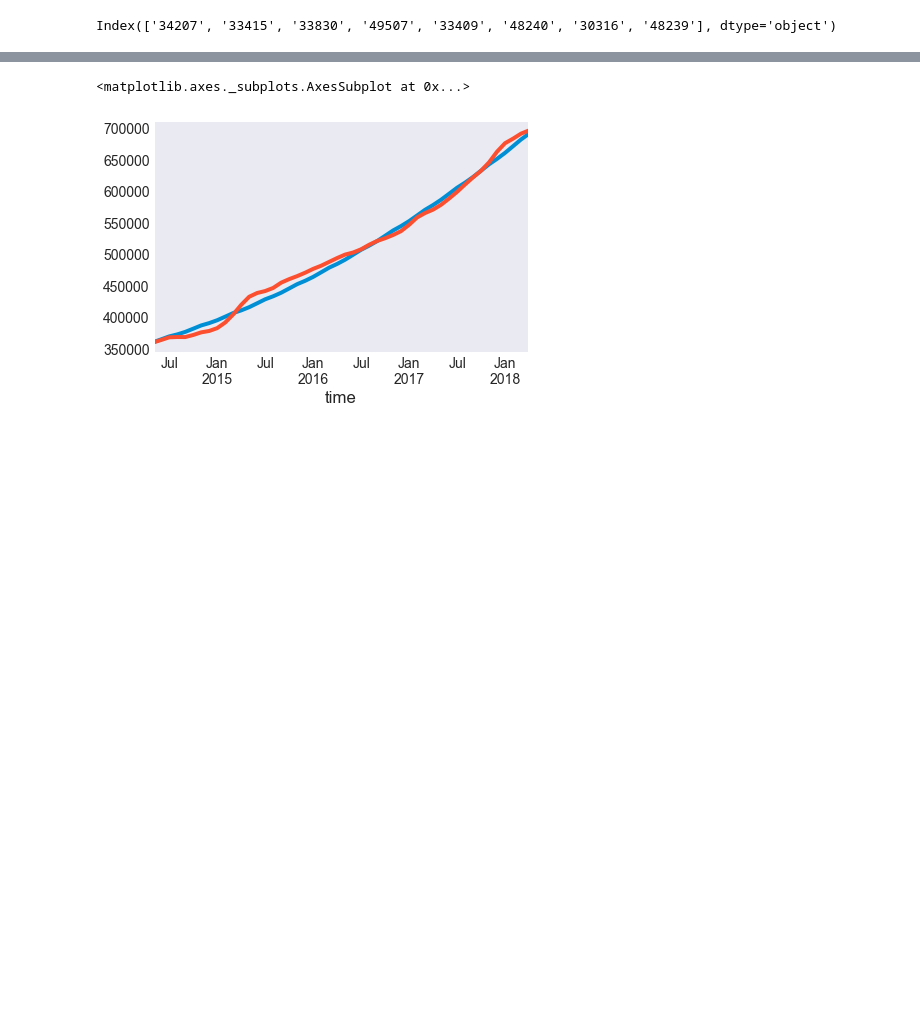
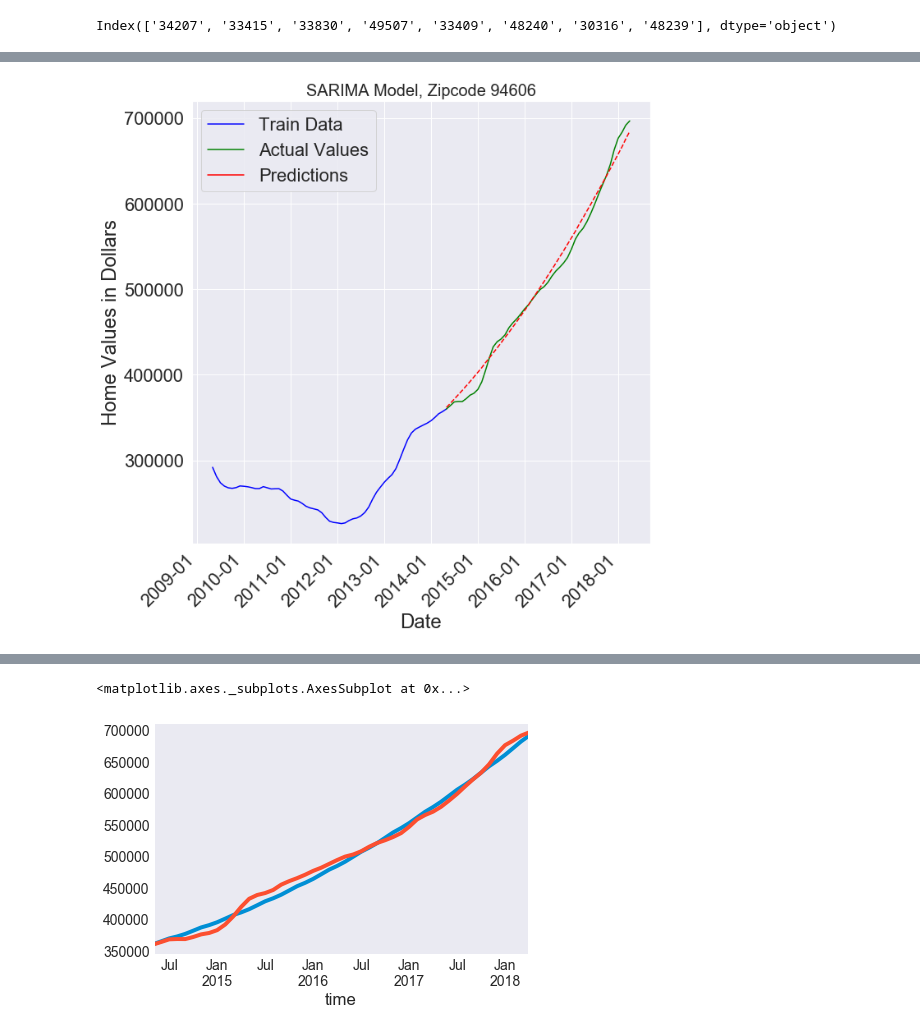
Before and after one commit to anewt225/mod_4_project, a Jupyter notebook: notebooks/EDA-Models.ipynb, the cells around one changed output, grey strips where cells are left out. Cells and saved outputs as stored; diff of their text form; code cells hidden in the pictures; blank space fills up the shorter version.

```diff
--- a/notebooks/EDA-Models.ipynb
+++ b/notebooks/EDA-Models.ipynb
@@ -659,0 +710,41 @@ ax.format_ydata = lambda x: '$%1.2f' % x
+# %%
+def plot_preds(zipcode, high_low='low', ax=None):
+
+    import matplotlib.dates as mdates
+    sns.set(font_scale = 2)
+
+    if high_low == 'low':
+        df_train = low_median_train
+        df_test = low_median_test
+        df_preds = low_medians_predictions_df
+    elif high_low == 'high':
+        df_train = high_median_train
+        df_test = high_median_test
+        df_preds = high_medians_predictions_df
+
+    # fig, (ax, ax1) = plt.subplots(1, 2, figsize=(10,10))
+    if ax is None:
+        fig, ax = plt.subplots(figsize=(10,10))
+
+    years = mdates.YearLocator()   # every year
+    months = mdates.MonthLocator()  # every month
+    years_fmt = mdates.DateFormatter('%Y-%m')
+
+    # sns.lineplot(data=low_median_previous['34207'], color='grey', label='Low Median Train Data', ax=ax)
+    sns.lineplot(data=df_train[zipcode], label='Train Data', color='blue', ax=ax)
+    sns.lineplot(data=df_test[zipcode], label='Actual Values', color='green', ax=ax)
+    sns.lineplot(data=df_preds[zipcode], label='Predictions', color='red', ax=ax)
+    ax.set_title(f'SARIMA Model, Zipcode {zipcode}', fontsize=20)
+    ax.set_ylabel('Home Values in Dollars')
+    ax.set_xlabel('Date')
+    ax.set_xticklabels(low_median_test.index, horizontalalignment='right', rotation=45)
+    # ax.set_yticklabels(ax.get_yticklabels(which='both'), fontsize=12)
+    ax.xaxis.set_major_locator(years)
+    ax.xaxis.set_major_formatter(years_fmt)
+    ax.xaxis.set_minor_locator(months)
+
+    ax.format_xdata = mdates.DateFormatter('%Y-%m-%d')
+    ax.lines[2].set_linestyle('--')
+
+    fig.tight_layout()
+    fig.savefig(f'../figures/sarima_{zipcode}.png')
@@ -659,0 +808,4 @@ ax.format_ydata = lambda x: '$%1.2f' % x
+# %%
+plot_preds('94606', high_low='high')
+# %% [output]
+[figure, added]
```
Also changed, not shown: parts of 24 cells of this notebook, 6 other files.
